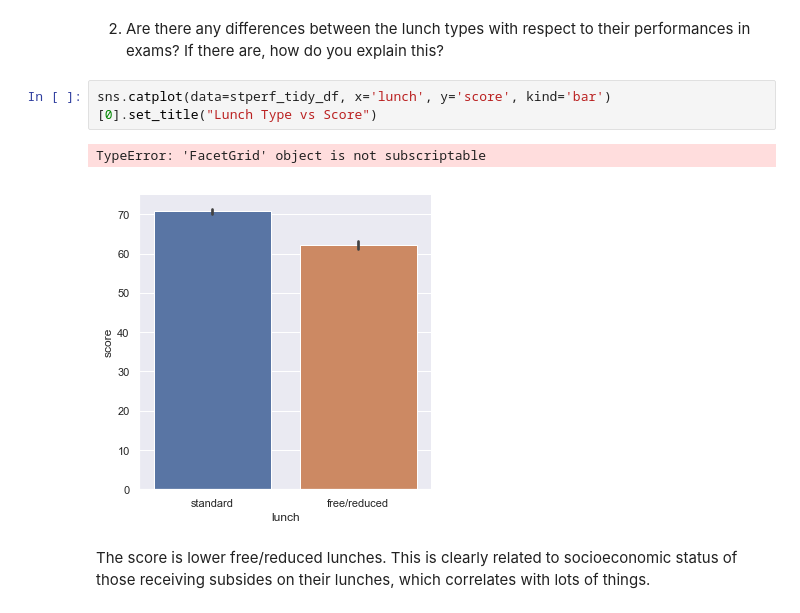
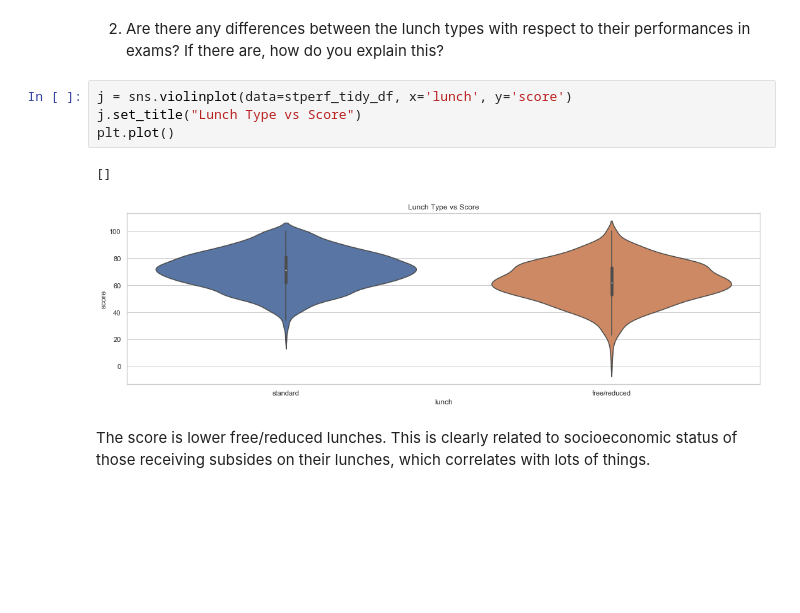
Before and after one commit to chrisoyer/thinkful_notes, a Jupyter notebook: Unit_2_supervised_learning/17.6_model_prep_data_exploration_2_drill.ipynb, the cells around one changed output. Drawn from its saved outputs; the diff is of its cells as text; blank space fills up the shorter version.

```diff
--- a/Unit_2_supervised_learning/17.6_model_prep_data_exploration_2_drill.ipynb
+++ b/Unit_2_supervised_learning/17.6_model_prep_data_exploration_2_drill.ipynb
@@ -120,10 +114,12 @@ how much do you want to break down by individual subcategories vs looking at jus
 # %% [markdown]
 2. Are there any differences between the lunch types with respect to their performances in exams? If there are, how do you explain this?
 # %%
-sns.catplot(data=stperf_tidy_df, x='lunch', y='score', kind='bar')[0].set_title("Lunch Type vs Score")
+j = sns.violinplot(data=stperf_tidy_df, x='lunch', y='score')
+j.set_title("Lunch Type vs Score")
+plt.plot()
 # %% [output]
-TypeError: 'FacetGrid' object is not subscriptable
+[]
-[figure, old version]
+[figure, new version]
 # %% [markdown]
 The score is lower free/reduced lunches. This is clearly related to socioeconomic status of those receiving subsides on their lunches, which correlates with lots of things.
 # %% [markdown]
```
Also changed, not shown: parts of 3 cells of this notebook.
